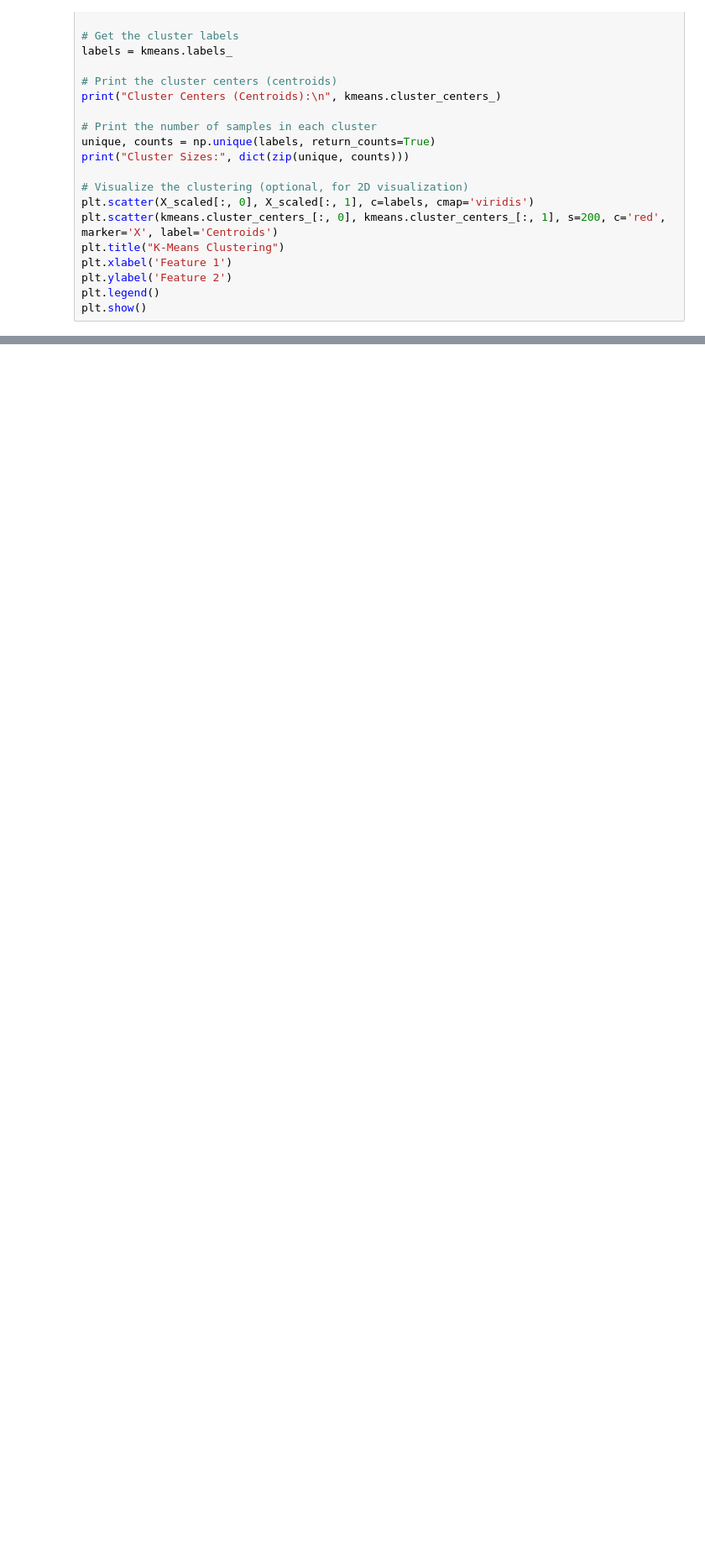
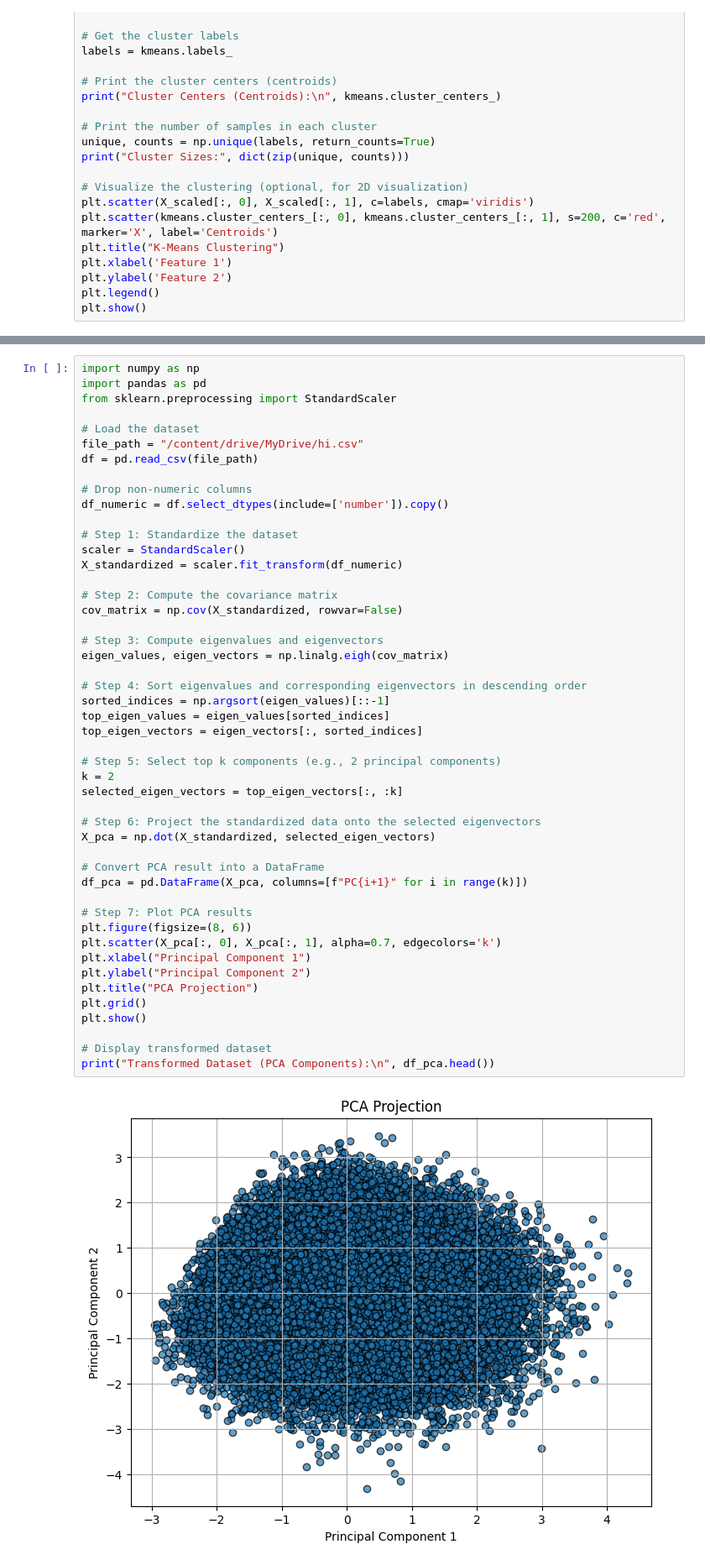
Before and after one commit to anushkaa66/BML, a Jupyter notebook: BML.ipynb, the cells around one changed output, grey strips where cells are left out. Shown at 84% size. Drawn from its saved outputs; the diff is of its cells as text; blank space fills up the shorter version.

```diff
--- a/BML.ipynb
+++ b/BML.ipynb
@@ -577,0 +676,50 @@ plt.show()
+# %%
+import numpy as np
+import pandas as pd
+from sklearn.preprocessing import StandardScaler
+
+# Load the dataset
+file_path = "/content/drive/MyDrive/hi.csv"
+df = pd.read_csv(file_path)
+
+# Drop non-numeric columns
+df_numeric = df.select_dtypes(include=['number']).copy()
+
+# Step 1: Standardize the dataset
+scaler = StandardScaler()
+X_standardized = scaler.fit_transform(df_numeric)
+
+# Step 2: Compute the covariance matrix
+cov_matrix = np.cov(X_standardized, rowvar=False)
+
+# Step 3: Compute eigenvalues and eigenvectors
+eigen_values, eigen_vectors = np.linalg.eigh(cov_matrix)
+
+# Step 4: Sort eigenvalues and corresponding eigenvectors in descending order
+sorted_indices = np.argsort(eigen_values)[::-1]
+top_eigen_values = eigen_values[sorted_indices]
+top_eigen_vectors = eigen_vectors[:, sorted_indices]
+
+# Step 5: Select top k components (e.g., 2 principal components)
+k = 2
+selected_eigen_vectors = top_eigen_vectors[:, :k]
+
+# Step 6: Project the standardized data onto the selected eigenvectors
+X_pca = np.dot(X_standardized, selected_eigen_vectors)
+
+# Convert PCA result into a DataFrame
+df_pca = pd.DataFrame(X_pca, columns=[f"PC{i+1}" for i in range(k)])
+
+# Step 7: Plot PCA results
+plt.figure(figsize=(8, 6))
+plt.scatter(X_pca[:, 0], X_pca[:, 1], alpha=0.7, edgecolors='k')
+plt.xlabel("Principal Component 1")
+plt.ylabel("Principal Component 2")
+plt.title("PCA Projection")
+plt.grid()
+plt.show()
+
+# Display transformed dataset
+print("Transformed Dataset (PCA Components):\n", df_pca.head())
+# %% [output]
+[figure, added]
```
Also changed, not shown: parts of 15 cells of this notebook.
